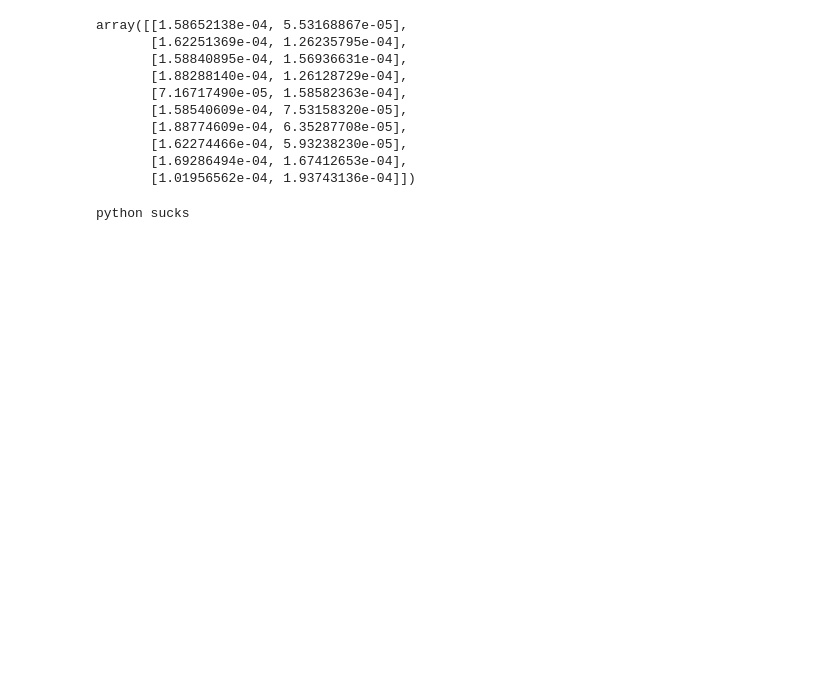
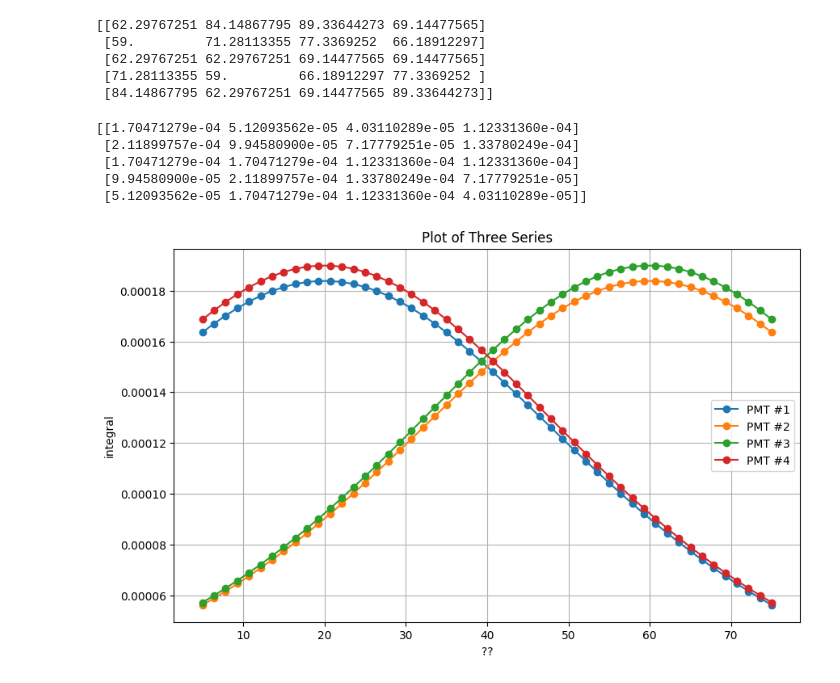
Before and after one commit to piacent/PMTPosition, a Jupyter notebook: jupyter_david.ipynb, the cells around one changed output. Drawn from its saved outputs; the diff is of its cells as text; code cells hidden in the pictures; blank space fills up the shorter version.

```diff
--- a/jupyter_david.ipynb
+++ b/jupyter_david.ipynb
@@ -35,3 +42,4 @@ array([70.83783124, 62.00044072, 60.27216506, 60.84712693, 67.85749335,
 # %%
-PMT_pos = np.array([[25.0, 20.0], [25.0, 60.0]])
+PMT_pos = np.array([[20, 40], [60, 40], [60,10], [20,10]])
+n_PMTS = len(PMT_pos)
 R_all   = PMT.GetR_All(PMT_pos = PMT_pos, Event_pos = pos)
@@ -55,19 +46,49 @@ array([[63.42685013, 82.54108888],
+# %%
+print(R_all)
+# %% [output]
+[[62.29767251 84.14867795 89.33644273 69.14477565]
+ [59.         71.28113355 77.3369252  66.18912297]
+ [62.29767251 62.29767251 69.14477565 69.14477565]
+ [71.28113355 59.         66.18912297 77.3369252 ]
+ [84.14867795 62.29767251 69.14477565 89.33644273]]
 # %%
 ints = PMT.GetIntegrals(R_all, energy = 5.9, LY = 8500.0)
-# %%
-ints
-# %% [output]
-array([[1.58652138e-04, 5.53168867e-05],
-       [1.62251369e-04, 1.26235795e-04],
-       [1.58840895e-04, 1.56936631e-04],
-       [1.88288140e-04, 1.26128729e-04],
-       [7.16717490e-05, 1.58582363e-04],
-       [1.58540609e-04, 7.53158320e-05],
-       [1.88774609e-04, 6.35287708e-05],
-       [1.62274466e-04, 5.93238230e-05],
-       [1.69286494e-04, 1.67412653e-04],
-       [1.01956562e-04, 1.93743136e-04]])
-# %%
-print('python sucks')
-# %% [output]
-python sucks
+# %%
+print(ints)
+# %% [output]
+[[1.70471279e-04 5.12093562e-05 4.03110289e-05 1.12331360e-04]
+ [2.11899757e-04 9.94580900e-05 7.17779251e-05 1.33780249e-04]
+ [1.70471279e-04 1.70471279e-04 1.12331360e-04 1.12331360e-04]
+ [9.94580900e-05 2.11899757e-04 1.33780249e-04 7.17779251e-05]
+ [5.12093562e-05 1.70471279e-04 1.12331360e-04 4.03110289e-05]]
+# %%
+# PMT_pos = np.array([[20, 40], [60, 40], [60,10], [20,10]])
+n_PMTS = len(PMT_pos)
+R_all   = PMT.GetR_All(PMT_pos = PMT_pos, Event_pos = pos)
+
+ints = PMT.GetIntegrals(R_all, energy = 5.9, LY = 8500.0)
+
+series_data = []
+
+for i in range(n_PMTS):
+
+    n_series = ints[:,i]
+    series_data.append(n_series)
+
+x_values = pos[:,0]
+
+plt.figure(figsize=(10, 6))
+for pmt_i in range(len(series_data)):
+    plt.plot(x_values, series_data[pmt_i], marker='o', label='PMT #{}'.format(pmt_i+1))
+
+# Adding labels, title, and legend
+plt.xlabel('??')
+plt.ylabel('integral')
+plt.title('Plot of Three Series')
+plt.legend()
+plt.grid(True)
+
+# Display the plot
+plt.show()
+# %% [output]
+[figure, added]
```
Also changed, not shown: parts of 10 cells of this notebook.
